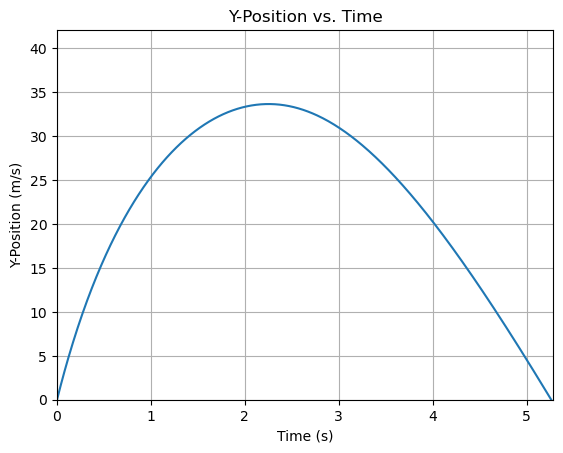
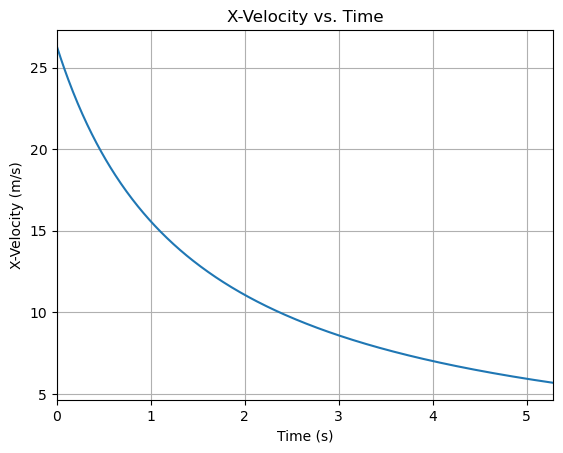
Unified diff of the notebook cell whose output changed from the first chart to the second:
--- before
+++ after
@@ -59,12 +59,12 @@
 plt.plot(t, vy_array)
 
-plt.figure()
-plt.xlabel("Time (s)")
-plt.ylabel("Y-Position (m/s)")
-plt.ylim(0, np.max(py_array)*1.25)
-plt.xlim(0, t[index[0][0]])
-plt.title("Y-Position vs. Time")
-plt.grid()
-plt.plot(t, py_array)
+# plt.figure()
+# plt.xlabel("Time (s)")
+# plt.ylabel("Y-Position (m/s)")
+# plt.ylim(0, np.max(py_array)*1.25)
+# plt.xlim(0, t[index[0][0]])
+# plt.title("Y-Position vs. Time")
+# plt.grid()
+# plt.plot(t, py_array)
 
 #X-direction plots.
@@ -77,10 +77,20 @@
 plt.plot(t, vx_array)
 
+# plt.figure()
+# plt.xlabel("Time (s)")
+# plt.ylabel("X-Position (m/s)")
+# plt.ylim(0, np.max(px_array)*1.25)
+# plt.xlim(0, t[index[0][0]])
+# plt.title("X-Position vs. Time")
+# plt.grid()
+# plt.plot(t, px_array)
+
+#XY-Position graph
 plt.figure()
-plt.xlabel("Time (s)")
-plt.ylabel("X-Position (m/s)")
-plt.ylim(0, np.max(px_array)*1.25)
-plt.xlim(0, t[index[0][0]])
-plt.title("X-Position vs. Time")
+plt.xlabel("X-Position (m)")
+plt.ylabel("Y-Position (m)")
+plt.title("Y-Position vs. X-Position")
+plt.ylim(0, np.max(py_array)*1.25)
+plt.xlim(0, np.max(px_array)*1.25)
 plt.grid()
-plt.plot(t, px_array)
+plt.plot(px_array, py_array)

Commit: fixed